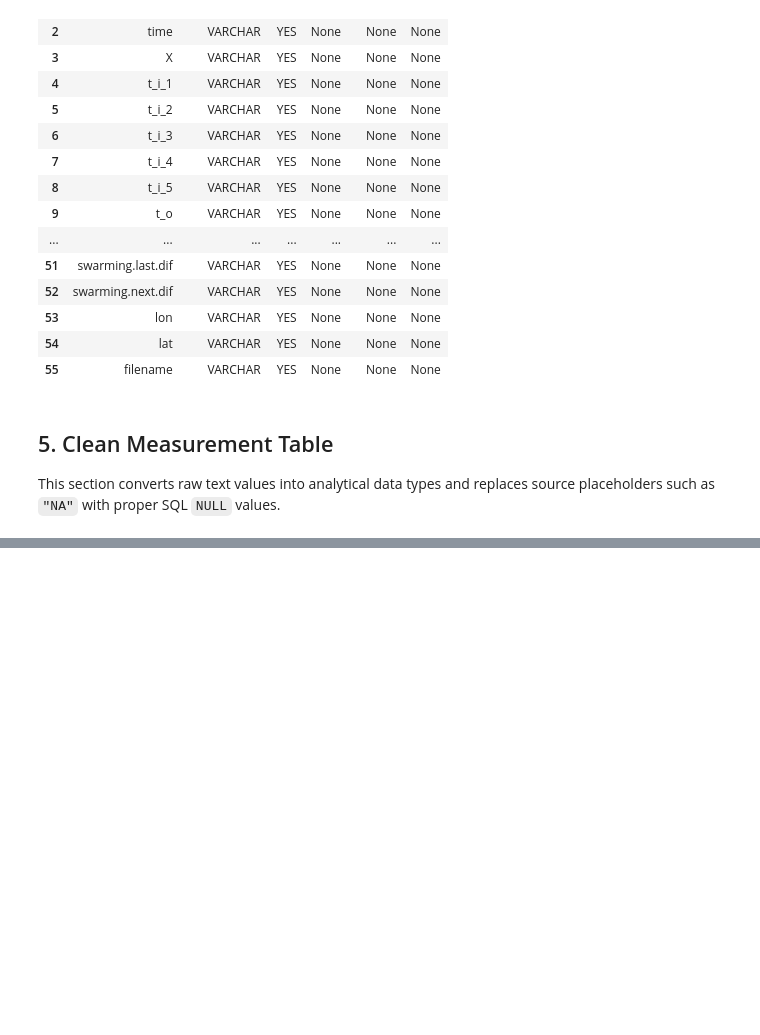
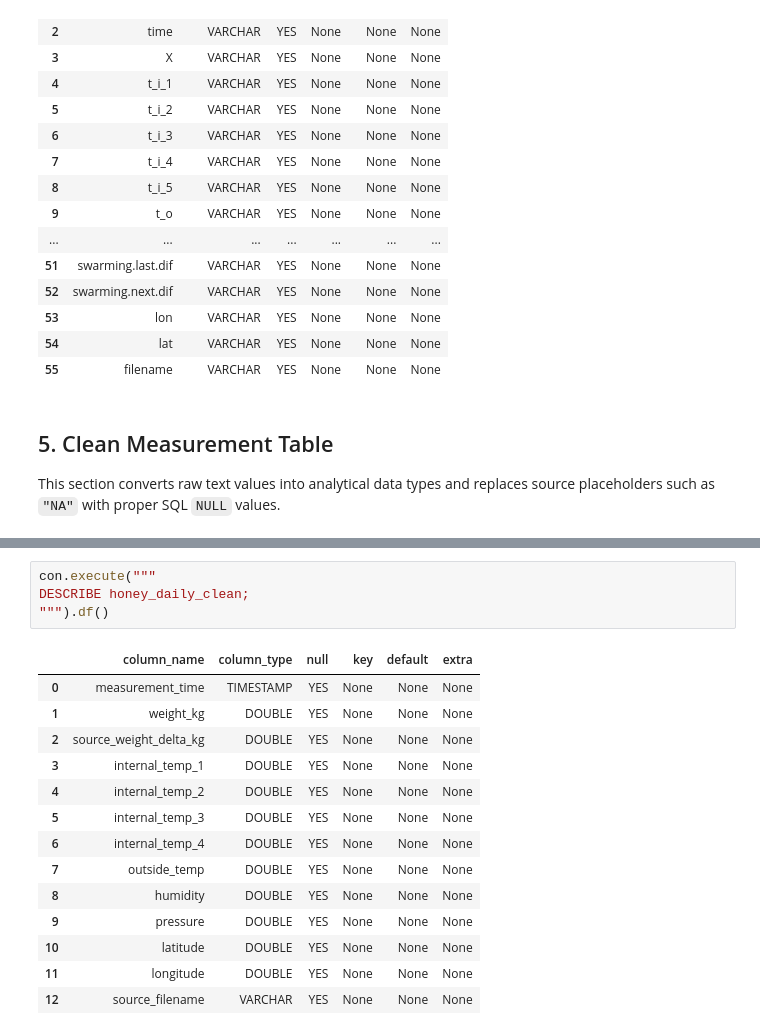
Before and after one commit to stephfn/honey-yield-predictive-model, a Jupyter notebook: Stephanie_Work/Honey_Project_Pipeline.ipynb, the cells around one changed output, grey strips where cells are left out. Drawn from its saved outputs; the diff is of its cells as text; blank space fills up the shorter version.

```diff
--- a/Stephanie_Work/Honey_Project_Pipeline.ipynb
+++ b/Stephanie_Work/Honey_Project_Pipeline.ipynb
@@ -186,0 +249,19 @@ This section converts raw text values into analytical data types and replaces so
+# %%
+con.execute("""
+DESCRIBE honey_daily_clean;
+""").df()
+# %% [output]
+|  | column_name | column_type | null | key | default | extra |
+| 0 | measurement_time | TIMESTAMP | YES | None | None | None |
+| 1 | weight_kg | DOUBLE | YES | None | None | None |
+| 2 | source_weight_delta_kg | DOUBLE | YES | None | None | None |
+| 3 | internal_temp_1 | DOUBLE | YES | None | None | None |
+| 4 | internal_temp_2 | DOUBLE | YES | None | None | None |
+| 5 | internal_temp_3 | DOUBLE | YES | None | None | None |
+| 6 | internal_temp_4 | DOUBLE | YES | None | None | None |
+| 7 | outside_temp | DOUBLE | YES | None | None | None |
+| 8 | humidity | DOUBLE | YES | None | None | None |
+| 9 | pressure | DOUBLE | YES | None | None | None |
+| 10 | latitude | DOUBLE | YES | None | None | None |
+| 11 | longitude | DOUBLE | YES | None | None | None |
+| 12 | source_filename | VARCHAR | YES | None | None | None |
```
Also changed, not shown: parts of 16 cells of this notebook, 2 other files.
